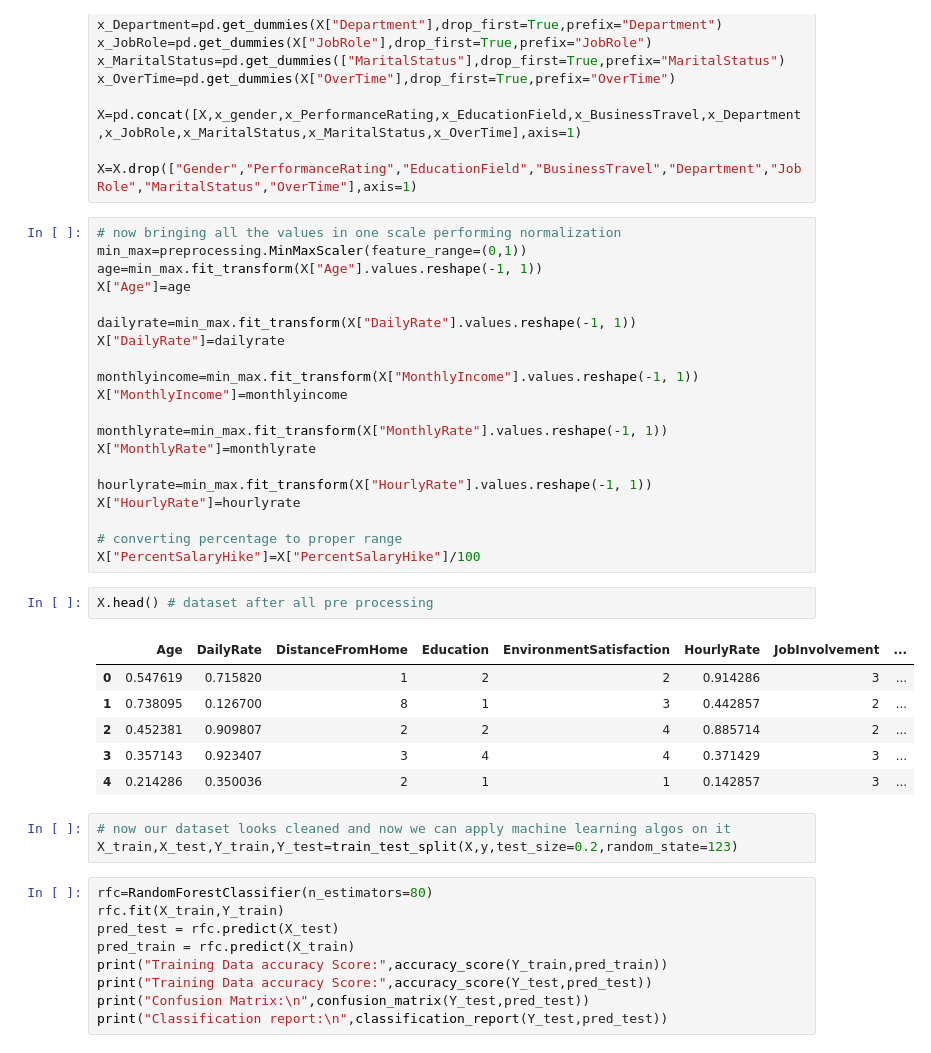
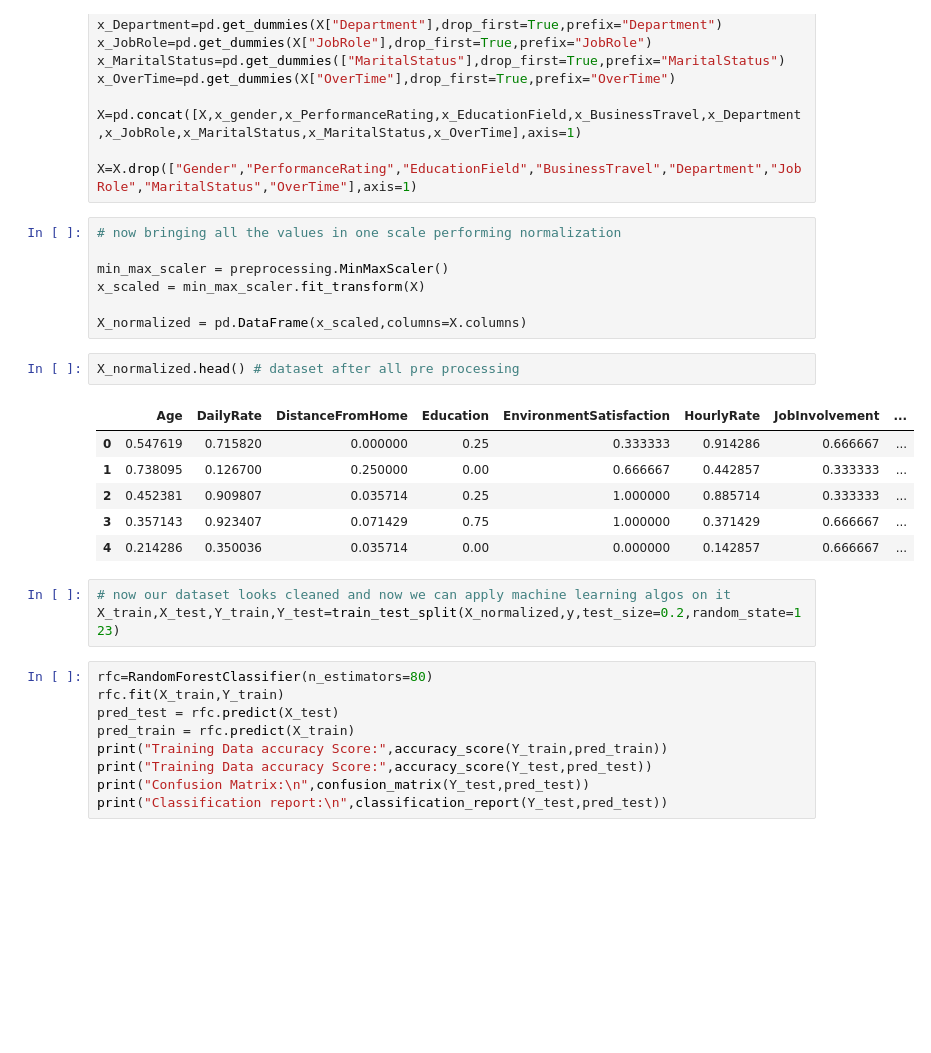
Before and after one commit to sethhardik/SHALA2020, a Jupyter notebook: ML_L1_Assignment.ipynb, the cells around one changed output. Drawn from its saved outputs; the diff is of its cells as text; blank space fills up the shorter version.

```diff
--- a/ML_L1_Assignment.ipynb
+++ b/ML_L1_Assignment.ipynb
@@ -107,38 +107,25 @@ x_OverTime=pd.get_dummies(X["OverTime"],drop_first=True,prefix="OverTime")
 X=pd.concat([X,x_gender,x_PerformanceRating,x_EducationField,x_BusinessTravel,x_Department,x_JobRole,x_MaritalStatus,x_MaritalStatus,x_OverTime],axis=1)
 
 X=X.drop(["Gender","PerformanceRating","EducationField","BusinessTravel","Department","JobRole","MaritalStatus","OverTime"],axis=1)
-# %%
-# now bringing all the values in one scale performing normalization
-min_max=preprocessing.MinMaxScaler(feature_range=(0,1))
-age=min_max.fit_transform(X["Age"].values.reshape(-1, 1))
-X["Age"]=age
-
-dailyrate=min_max.fit_transform(X["DailyRate"].values.reshape(-1, 1))
-X["DailyRate"]=dailyrate
-
-monthlyincome=min_max.fit_transform(X["MonthlyIncome"].values.reshape(-1, 1))
-X["MonthlyIncome"]=monthlyincome
-
-monthlyrate=min_max.fit_transform(X["MonthlyRate"].values.reshape(-1, 1))
-X["MonthlyRate"]=monthlyrate
-
-hourlyrate=min_max.fit_transform(X["HourlyRate"].values.reshape(-1, 1))
-X["HourlyRate"]=hourlyrate
-
-# converting percentage to proper range
-X["PercentSalaryHike"]=X["PercentSalaryHike"]/100
+# %%
+# now bringing all the values in one scale performing normalization
+
+min_max_scaler = preprocessing.MinMaxScaler()
+x_scaled = min_max_scaler.fit_transform(X)
+
+X_normalized = pd.DataFrame(x_scaled,columns=X.columns)
 # %%
-X.head() # dataset after all pre processing
+X_normalized.head() # dataset after all pre processing
 # %% [output]
 |  | Age | DailyRate | DistanceFromHome | Education | EnvironmentSatisfaction | HourlyRate | JobInvolvement | ... |
-| 0 | 0.547619 | 0.715820 | 1 | 2 | 2 | 0.914286 | 3 | ... |
-| 1 | 0.738095 | 0.126700 | 8 | 1 | 3 | 0.442857 | 2 | ... |
-| 2 | 0.452381 | 0.909807 | 2 | 2 | 4 | 0.885714 | 2 | ... |
-| 3 | 0.357143 | 0.923407 | 3 | 4 | 4 | 0.371429 | 3 | ... |
-| 4 | 0.214286 | 0.350036 | 2 | 1 | 1 | 0.142857 | 3 | ... |
+| 0 | 0.547619 | 0.715820 | 0.000000 | 0.25 | 0.333333 | 0.914286 | 0.666667 | ... |
+| 1 | 0.738095 | 0.126700 | 0.250000 | 0.00 | 0.666667 | 0.442857 | 0.333333 | ... |
+| 2 | 0.452381 | 0.909807 | 0.035714 | 0.25 | 1.000000 | 0.885714 | 0.333333 | ... |
+| 3 | 0.357143 | 0.923407 | 0.071429 | 0.75 | 1.000000 | 0.371429 | 0.666667 | ... |
+| 4 | 0.214286 | 0.350036 | 0.035714 | 0.00 | 0.000000 | 0.142857 | 0.666667 | ... |
 # %%
 # now our dataset looks cleaned and now we can apply machine learning algos on it
-X_train,X_test,Y_train,Y_test=train_test_split(X,y,test_size=0.2,random_state=123)
+X_train,X_test,Y_train,Y_test=train_test_split(X_normalized,y,test_size=0.2,random_state=123)
 # %%
 rfc=RandomForestClassifier(n_estimators=80)
 rfc.fit(X_train,Y_train)
```
Also changed, not shown: parts of 8 cells of this notebook.
